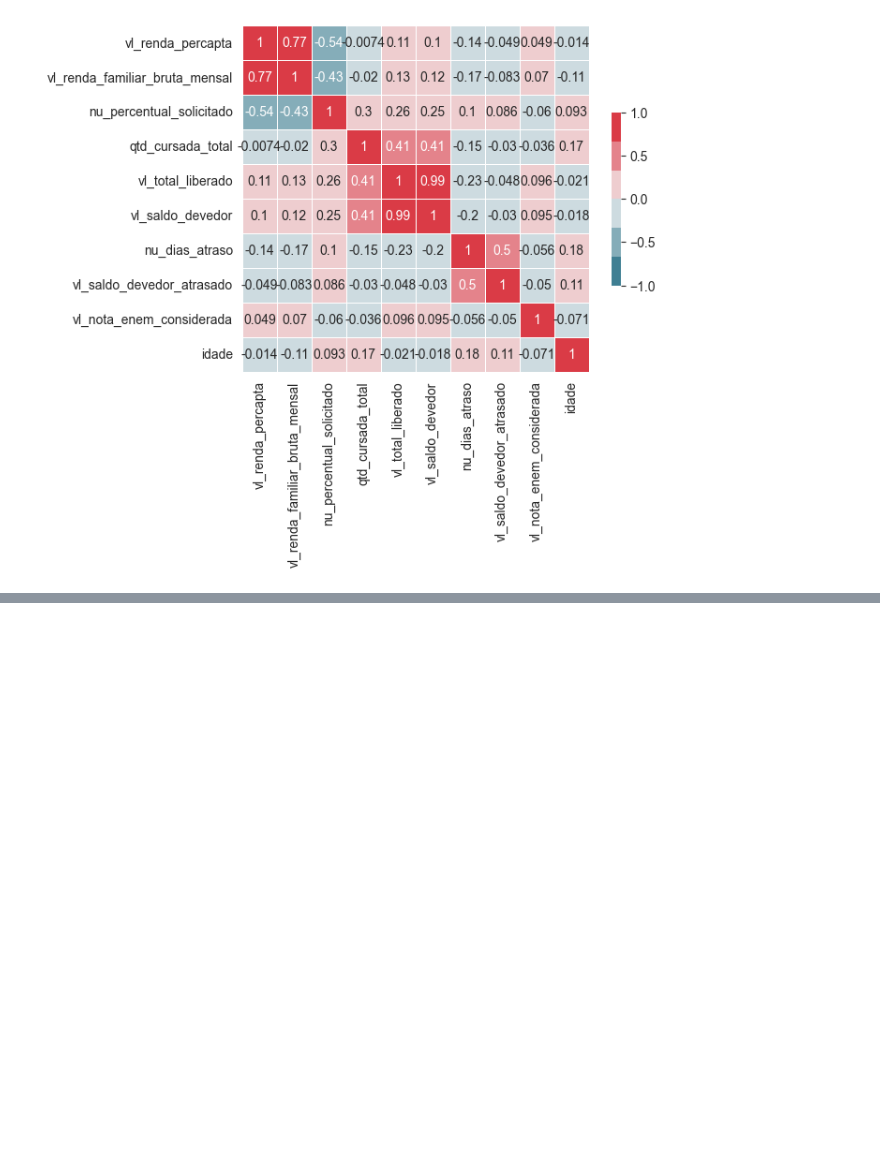
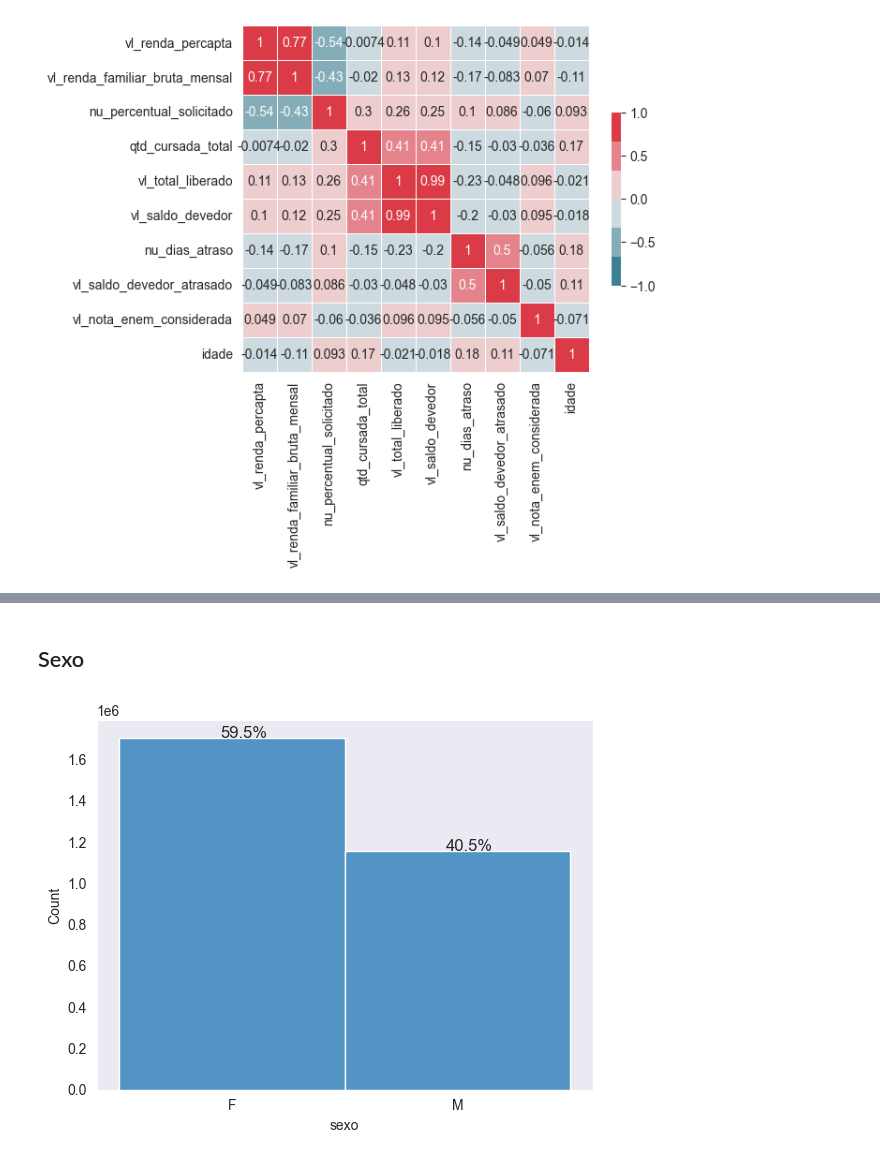
Before and after one commit to MarcosViniciusAraujo/puc-rio-aprendizado-automatico, a Jupyter notebook: Educacao_superior.ipynb, the cells around one changed output, grey strips where cells are left out. Cells and saved outputs as stored; diff of their text form; code cells hidden in the pictures; blank space fills up the shorter version.

```diff
--- a/Educacao_superior.ipynb
+++ b/Educacao_superior.ipynb
@@ -306,0 +386,11 @@ sns.heatmap(corr_apenas_enem,
+# %% [markdown]
+## Sexo
+# %%
+ax = sns.histplot(
+    data=df['sexo'],
+    stat='count'
+)
+
+without_hue(ax, df['sexo'])
+# %% [output]
+[figure, added]
```
Also changed, not shown: parts of 17 cells of this notebook.
